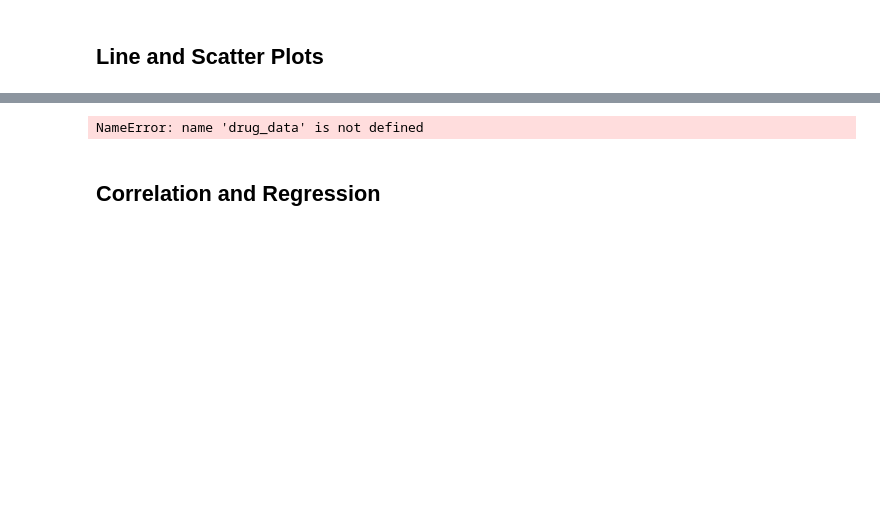
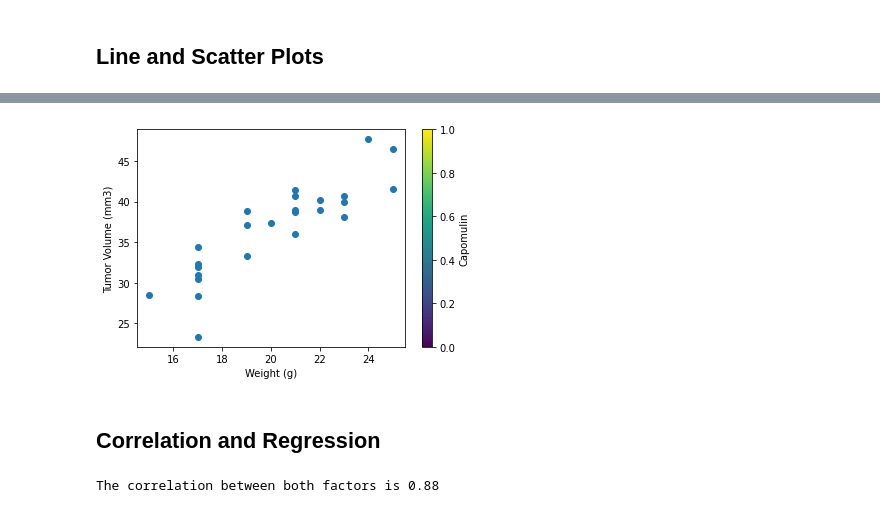
Before and after one commit to cmcoder9/Matplotlib-Homework, a Jupyter notebook: pymaceuticals_starter-checkpoint.ipynb, the cells around one changed output, grey strips where cells are left out. Drawn from its saved outputs; the diff is of its cells as text; code cells hidden in the pictures; blank space fills up the shorter version.

```diff
--- a/pymaceuticals_starter-checkpoint.ipynb
+++ b/pymaceuticals_starter-checkpoint.ipynb
@@ -319,4 +320,26 @@ iqr = upperq-lowerq
 iqr
 # %% [output]
 22.74251795250001
+# %%
+ # Locate the rows which contain mice on each drug and get the tumor volumes
+capomulin_final_tumor_volume=[]
+ramicaner_final_tumor_volume=[]
+infubinol_final_tumor_volume=[]
+ceftamin_final_tumor_volume=[]
+
+capomulin_filter_df= treatment_regimens_df['Drug Regimen']=="Capomulin"
+capomulin_data_df= treatment_regimens_df[capomulin_filter_df]
+capomulin_final_tumor_volume= capomulin_data_df['Tumor Volume (mm3)']
+
+ramicaner_filter_df= treatment_regimens_df['Drug Regimen']=="Ramicane"
+ramicaner_data_df= treatment_regimens_df[ramicaner_filter_df]
+ramicaner_final_tumor_volume= ramicaner_data_df['Tumor Volume (mm3)']
+
+infubinol_filter_df= treatment_regimens_df['Drug Regimen']=="Infubinol"
+infubinol_data_df= treatment_regimens_df[infubinol_filter_df]
+infubinol_final_tumor_volume= capomulin_data_df['Tumor Volume (mm3)']
+
+ceftamin_filter_df= treatment_regimens_df['Drug Regimen']=="Ceftamin"
+ceftamin_data_df= treatment_regimens_df[ceftamin_filter_df]
+ceftamin_final_tumor_volume= ceftamin_data_df['Tumor Volume (mm3)']
 # %%
@@ -364,16 +449,23 @@ Text(0.5, 1.0, 'Final')
 # %%
 # Generate a scatter plot of average tumor volume vs. mouse weight for the Capomulin regimen
+mouse_weight = capomulin_data_df['Weight (g)']
+average_tumor_volume = capomulin_data_df['Tumor Volume (mm3)']
 
-plt.scatter(treatment_regimens_df['Tumor Volume (mm3)'],treatment_regimens_df['Weight (g)'],drug_data['Capomulin'])
+plt.scatter(mouse_weight,average_tumor_volume)
 clb = plt.colorbar()
-plt.xlabel('Tumor Volume (mm3)')
-plt.ylabel('Weight (g)')
+plt.xlabel('Weight (g)')
+plt.ylabel('Tumor Volume (mm3)')
 clb.set_label('Capomulin')
 plt.show()
 # %% [output]
-NameError: name 'drug_data' is not defined
+[figure, added]
 # %% [markdown]
 ## Correlation and Regression
 # %%
 # Calculate the correlation coefficient and linear regression model
 # for mouse weight and average tumor volume for the Capomulin regimen
+correlation = st.pearsonr(mouse_weight,average_tumor_volume)
+print(f"The correlation between both factors is {round(correlation[0],2)}")
+plt.show()
+# %% [output]
+The correlation between both factors is 0.88
```
Also changed, not shown: parts of 8 cells of this notebook.
